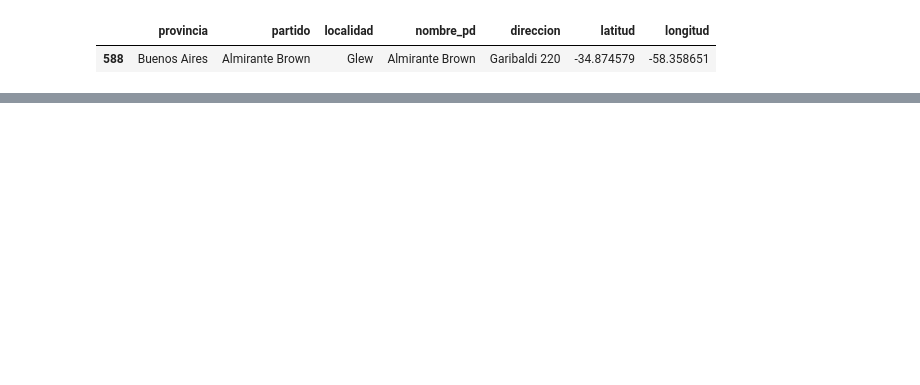
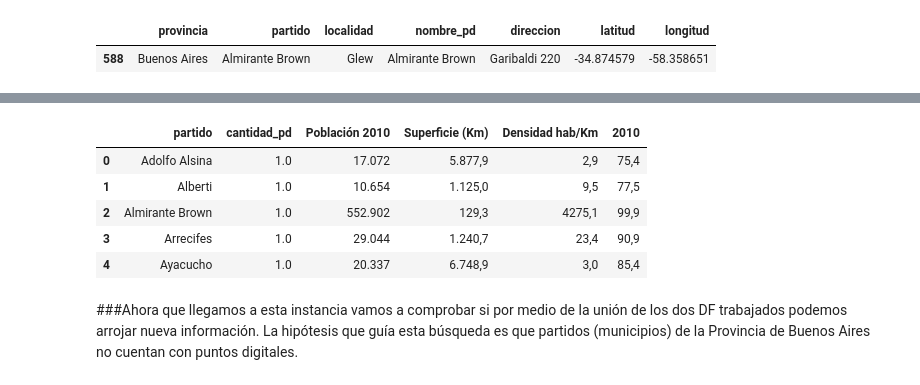
Before and after one commit to burrfer/AplicacionJuegodeMemoria, a Jupyter notebook: puntos_digitales.ipynb, the cells around one changed output, grey strips where cells are left out. Drawn from its saved outputs; the diff is of its cells as text; code cells hidden in the pictures; blank space fills up the shorter version.

```diff
--- a/puntos_digitales.ipynb
+++ b/puntos_digitales.ipynb
@@ -73,0 +181,13 @@ df_PDBSAS.loc[df_PDBSAS.loc[:, 'partido'] == 'Almirante Brown']
+# %%
+#Generamos un nuevo DF con el resultado de la unión.
+df_union = pd.merge(df_cantidad_pd_partido, df_densidadbsas, how = 'outer')
+df_union.head(5)
+# %% [output]
+|  | partido | cantidad_pd | Población 2010 | Superficie (Km) | Densidad hab/Km | 2010 |
+| 0 | Adolfo Alsina | 1.0 | 17.072 | 5.877,9 | 2,9 | 75,4 |
+| 1 | Alberti | 1.0 | 10.654 | 1.125,0 | 9,5 | 77,5 |
+| 2 | Almirante Brown | 1.0 | 552.902 | 129,3 | 4275,1 | 99,9 |
+| 3 | Arrecifes | 1.0 | 29.044 | 1.240,7 | 23,4 | 90,9 |
+| 4 | Ayacucho | 1.0 | 20.337 | 6.748,9 | 3,0 | 85,4 |
+# %% [markdown]
+###Ahora que llegamos a esta instancia vamos a comprobar si por medio de la unión de los dos DF trabajados podemos arrojar nueva información. La hipótesis que guía esta búsqueda es que partidos (municipios) de la Provincia de Buenos Aires no cuentan con puntos digitales.
```
Also changed, not shown: parts of 25 cells of this notebook.
